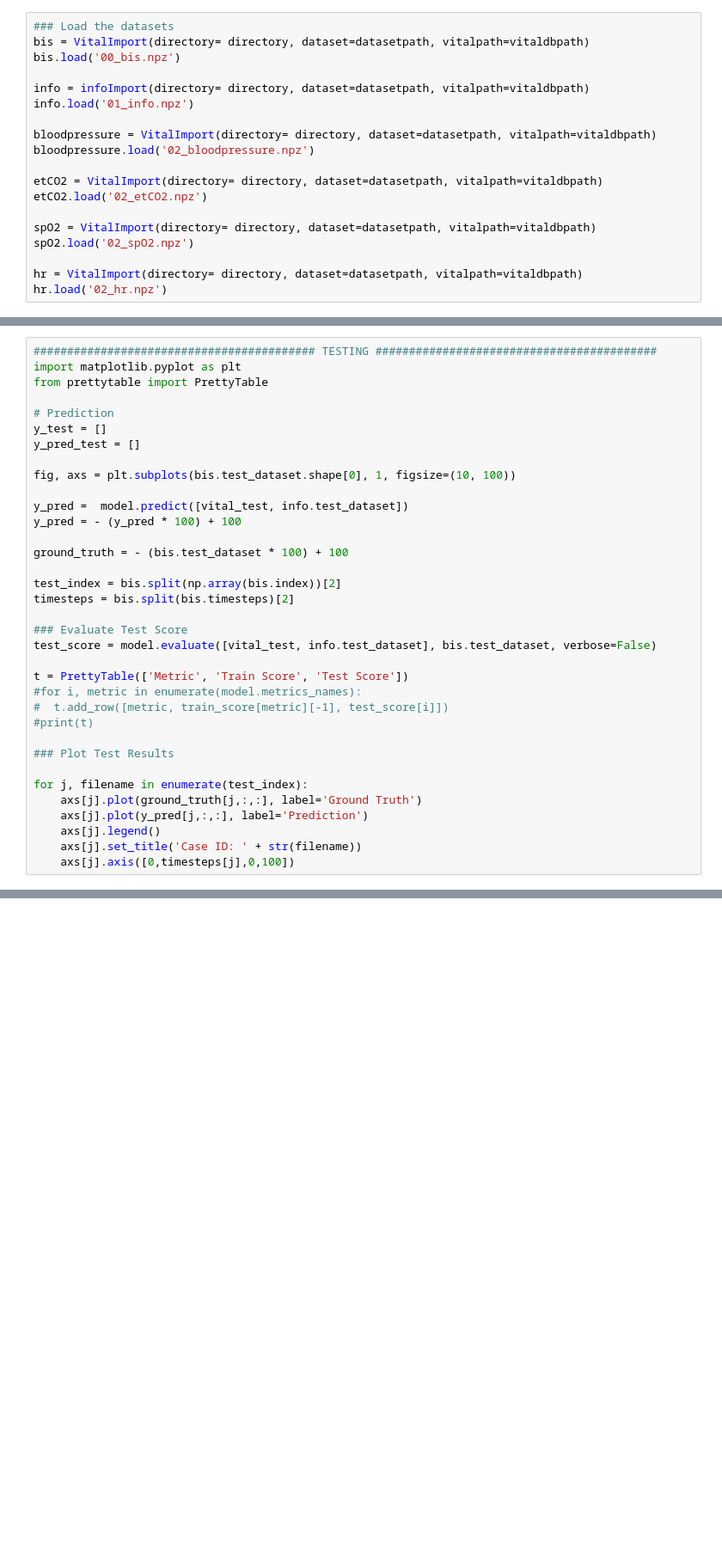
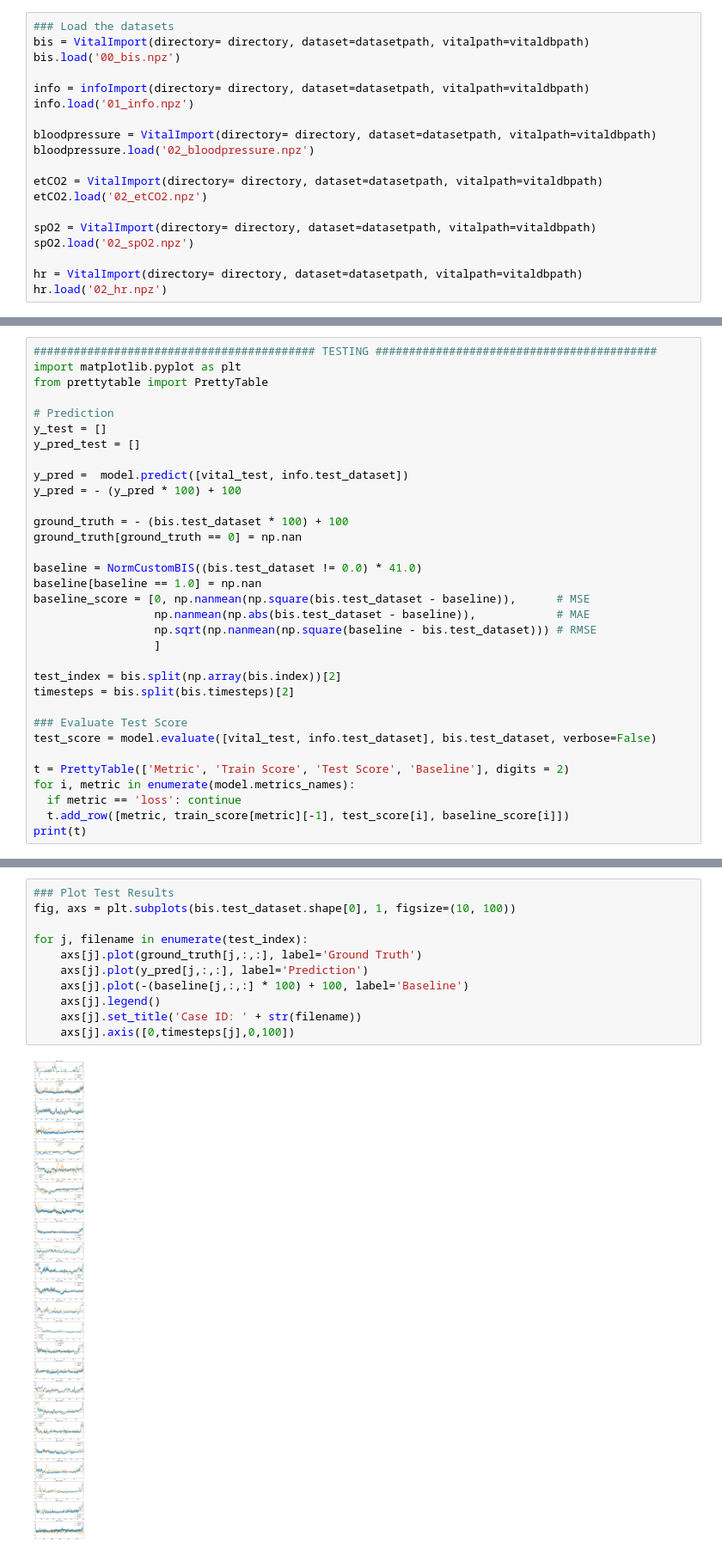
Before and after one commit to naderinho/anesthesia_anomaly_detection, a Jupyter notebook: 04_training_simple_01.ipynb, the cells around one changed output, grey strips where cells are left out. Shown at 86% size. Drawn from its saved outputs; the diff is of its cells as text; blank space fills up the shorter version.

```diff
--- a/04_training_simple_01.ipynb
+++ b/04_training_simple_01.ipynb
@@ -423,12 +423,18 @@ from prettytable import PrettyTable
 y_test = []
 y_pred_test = []
 
-fig, axs = plt.subplots(bis.test_dataset.shape[0], 1, figsize=(10, 100))
-
 y_pred =  model.predict([vital_test, info.test_dataset])
 y_pred = - (y_pred * 100) + 100
 
 ground_truth = - (bis.test_dataset * 100) + 100
+ground_truth[ground_truth == 0] = np.nan
+
+baseline = NormCustomBIS((bis.test_dataset != 0.0) * 41.0)
+baseline[baseline == 1.0] = np.nan
+baseline_score = [0, np.nanmean(np.square(bis.test_dataset - baseline)),      # MSE
+                  np.nanmean(np.abs(bis.test_dataset - baseline)),            # MAE
+                  np.sqrt(np.nanmean(np.square(baseline - bis.test_dataset))) # RMSE
+                  ]
 
 test_index = bis.split(np.array(bis.index))[2]
 timesteps = bis.split(bis.timesteps)[2]
@@ -436,17 +442,9 @@ timesteps = bis.split(bis.timesteps)[2]
 ### Evaluate Test Score
 test_score = model.evaluate([vital_test, info.test_dataset], bis.test_dataset, verbose=False)
 
-t = PrettyTable(['Metric', 'Train Score', 'Test Score'])
-#for i, metric in enumerate(model.metrics_names):
-#  t.add_row([metric, train_score[metric][-1], test_score[i]])
-#print(t)
-
-### Plot Test Results
-
-for j, filename in enumerate(test_index):
-    axs[j].plot(ground_truth[j,:,:], label='Ground Truth')
-    axs[j].plot(y_pred[j,:,:], label='Prediction')
-    axs[j].legend()
-    axs[j].set_title('Case ID: ' + str(filename))
-    axs[j].axis([0,timesteps[j],0,100])
+t = PrettyTable(['Metric', 'Train Score', 'Test Score', 'Baseline'], digits = 2)
+for i, metric in enumerate(model.metrics_names):
+  if metric == 'loss': continue
+  t.add_row([metric, train_score[metric][-1], test_score[i], baseline_score[i]])
+print(t)
 # %% [output]
@@ -454,0 +503,13 @@ for j, filename in enumerate(test_index):
+# %%
+### Plot Test Results
+fig, axs = plt.subplots(bis.test_dataset.shape[0], 1, figsize=(10, 100))
+
+for j, filename in enumerate(test_index):
+    axs[j].plot(ground_truth[j,:,:], label='Ground Truth')
+    axs[j].plot(y_pred[j,:,:], label='Prediction')
+    axs[j].plot(-(baseline[j,:,:] * 100) + 100, label='Baseline')
+    axs[j].legend()
+    axs[j].set_title('Case ID: ' + str(filename))
+    axs[j].axis([0,timesteps[j],0,100])
+# %% [output]
+[figure, added]
```
Also changed, not shown: parts of 5 cells of this notebook, 1 other file.
